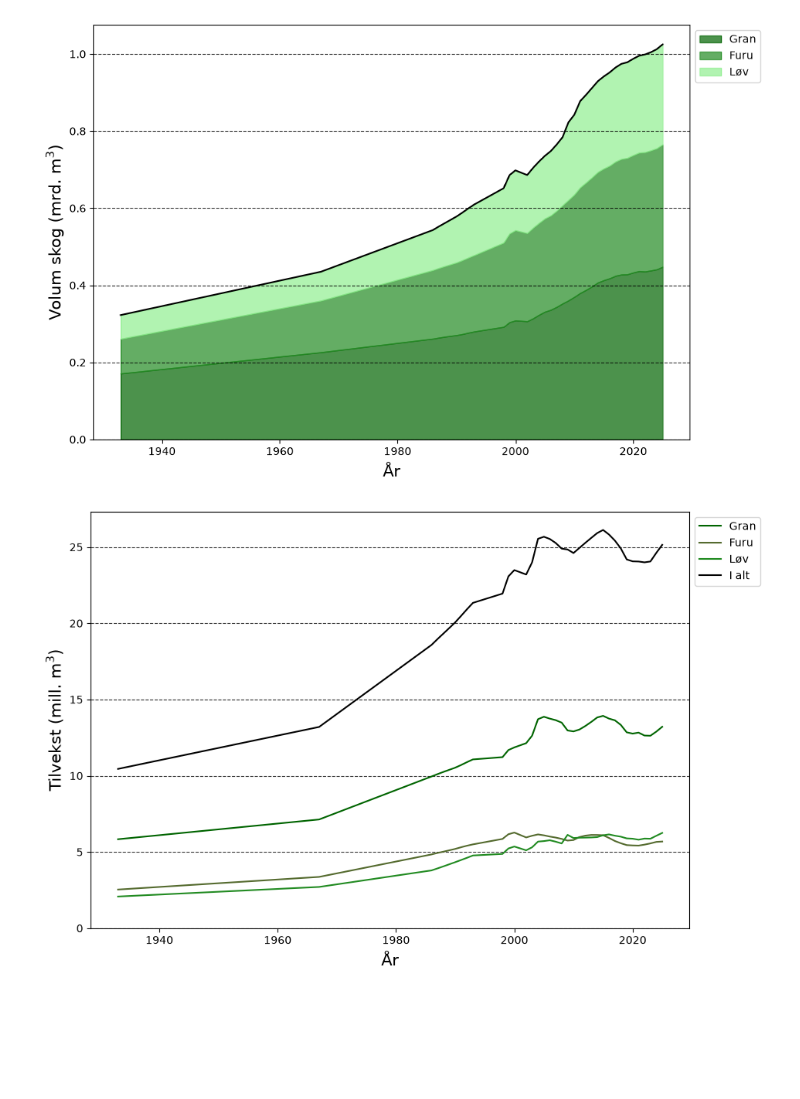
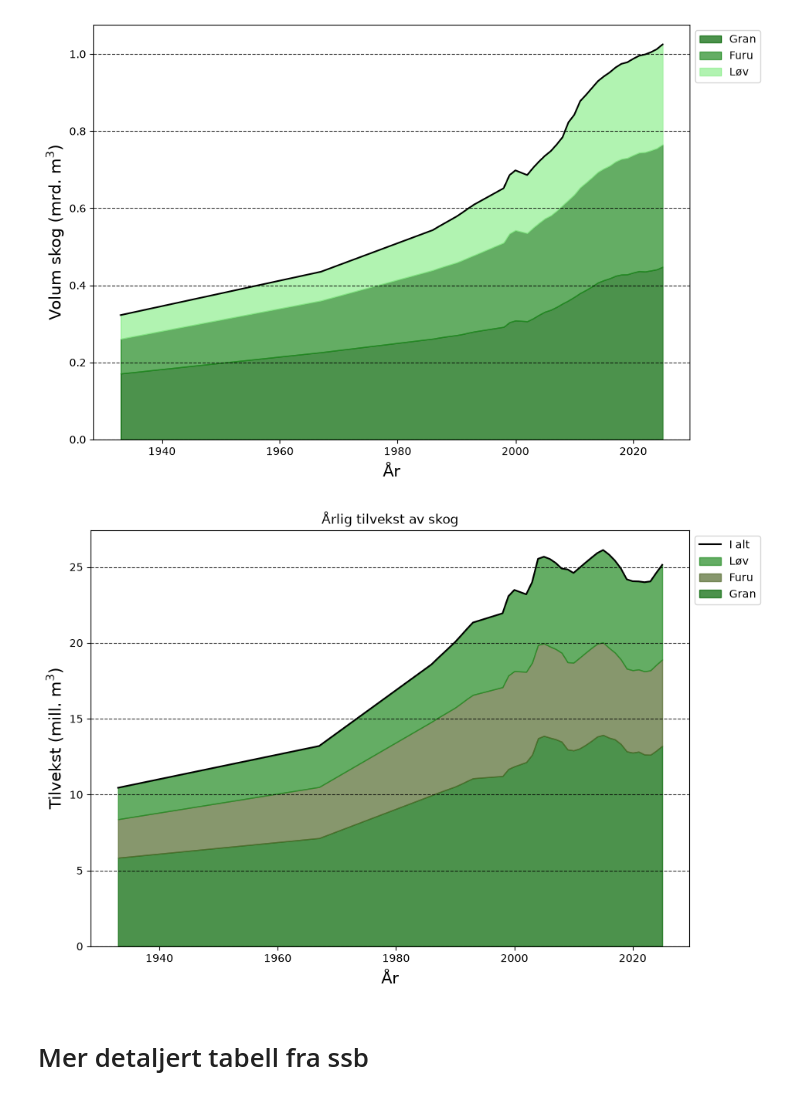
Before and after one commit to Oyvind-Aas/Electricity_and_Energy, a Jupyter notebook: Electricity_exploring.ipynb, the cells around one changed output. Drawn from its saved outputs; the diff is of its cells as text; code cells hidden in the pictures; blank space fills up the shorter version.

```diff
--- a/Electricity_exploring.ipynb
+++ b/Electricity_exploring.ipynb
@@ -160,16 +160,19 @@ furu = tilvekst.iloc[2]
 lauv = tilvekst.iloc[3]
 # %%
 plt.figure(figsize=(10,7))
-plt.plot(aar, gran / 1e3, color = 'darkgreen', label = 'Gran', alpha = 1)
-plt.plot(aar, furu / 1e3, color = 'darkolivegreen', label = 'Furu', alpha = 1)
-plt.plot(aar, lauv/ 1e3, color = 'forestgreen', label = 'Løv', alpha = 1)
+plt.fill_between(aar, gran / 1e3, 0, color = 'darkgreen', label = 'Gran', alpha = 0.7)
+plt.fill_between(aar, (furu + gran) / 1e3, gran / 1e3, color = 'darkolivegreen', label = 'Furu', alpha = 0.7)
+plt.fill_between(aar, (lauv + furu + gran) / 1e3 , (furu + gran) / 1e3, color = 'forestgreen', label = 'Løv', alpha = 0.7)
 
 plt.plot(aar, i_alt / 1e3 , color = 'black', label = 'I alt')
 
 plt.ylabel(r'Tilvekst (mill. m$^3$)', fontsize = 15)
 plt.xlabel('År', fontsize = 15)
 plt.ylim(bottom=0)
-plt.legend(fontsize='medium', loc='upper left', bbox_to_anchor=(1, 1))
+plt.legend(fontsize='medium', loc='upper left', bbox_to_anchor=(1, 1), reverse = True)
+plt.title('Årlig tilvekst av skog')
 plt.grid(axis='y', linestyle='--', alpha=0.8, color ='black')
 # %% [output]
-[figure, old version]
+[figure, new version]
+# %% [markdown]
+# Mer detaljert tabell fra ssb
```
Also changed, not shown: parts of 6 cells of this notebook.
